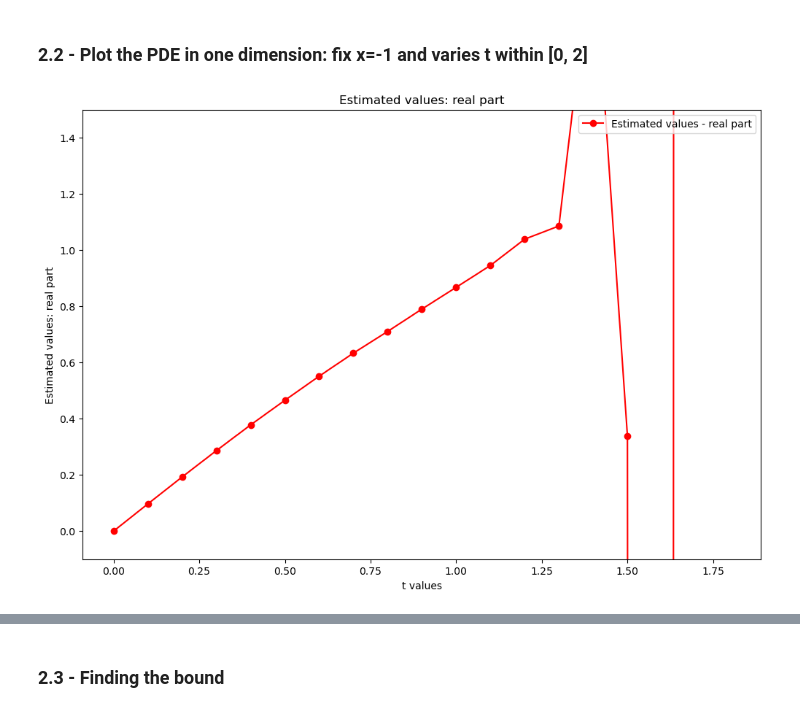
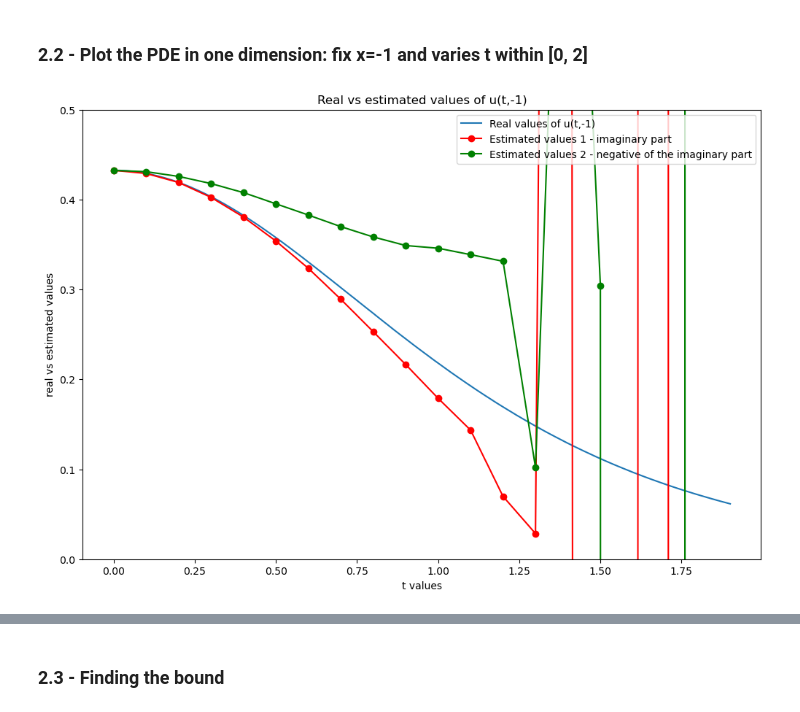
Before and after one commit to chanjuanyin/Nonlinear_Wave_simulations, a Jupyter notebook: Simulation_7/Plot_history.ipynb, the cells around one changed output, grey strips where cells are left out. Drawn from its saved outputs; the diff is of its cells as text; code cells hidden in the pictures.

```diff
--- a/Simulation_7/Plot_history.ipynb
+++ b/Simulation_7/Plot_history.ipynb
@@ -55,23 +55,35 @@ for file_name in os_listdir:
 ### 2.2 - Plot the PDE in one dimension: fix x=-1 and varies t within [0, 2]
 # %%
 impose_ylim = True
-y_lim = [-0.1,1.5]
+y_lim = [0,0.5]
 
-estimated_values_real = np.asarray(np_dictionary["monte_carlo"])[0,:]
-estimated_values_real = np.reshape(estimated_values_real, (31,))[0:19]
+real_values = np.asarray(np_dictionary["analytic"])[1,:]
+real_values = np.reshape(real_values, (301,))[0:191]
+t_values = np.arange(0, 1.91, 0.01)
+# estimated_values_real = np.asarray(np_dictionary["monte_carlo"])[0,:]
+# estimated_values_real = np.reshape(estimated_values_real, (31,))[0:19]
+# t_estimated = np.arange(0, 1.9, 0.1)
+estimated_values_imaginary_1 = np.asarray(np_dictionary["monte_carlo"])[1,:]
+estimated_values_imaginary_1 = np.reshape(estimated_values_imaginary_1, (31,))[0:19]
+t_estimated = np.arange(0, 1.9, 0.1)
+estimated_values_imaginary_2 = - np.asarray(np_dictionary["monte_carlo_2"])[1,:]
+estimated_values_imaginary_2 = np.reshape(estimated_values_imaginary_2, (31,))[0:19]
 t_estimated = np.arange(0, 1.9, 0.1)
 
 plt.figure(figsize=(12, 8))
-plt.plot(t_estimated, estimated_values_real, 'ro-', label='Estimated values - real part')
+plt.plot(t_values, real_values, label='Real values of u(t,-1)')
+# plt.plot(t_estimated, estimated_values_real, label='Estimated values - real part')
+plt.plot(t_estimated, estimated_values_imaginary_1, 'ro-', label='Estimated values 1 - imaginary part')
+plt.plot(t_estimated, estimated_values_imaginary_2, 'go-', label='Estimated values 2 - negative of the imaginary part')
 
-plt.ylabel('Estimated values: real part')
+plt.ylabel('real vs estimated values')
 if impose_ylim:
     plt.ylim(y_lim)
 plt.xlabel('t values')
 # plt.axvline(x=0.32,color='red')
 
-plt.title('Estimated values: real part')
+plt.title('Real vs estimated values of u(t,-1)')
 plt.legend(loc='upper right')
 plt.show()
 # %% [output]
-[figure, old version]
+[figure, new version]
```
Also changed, not shown: parts of 4 cells of this notebook, 6 other files.
